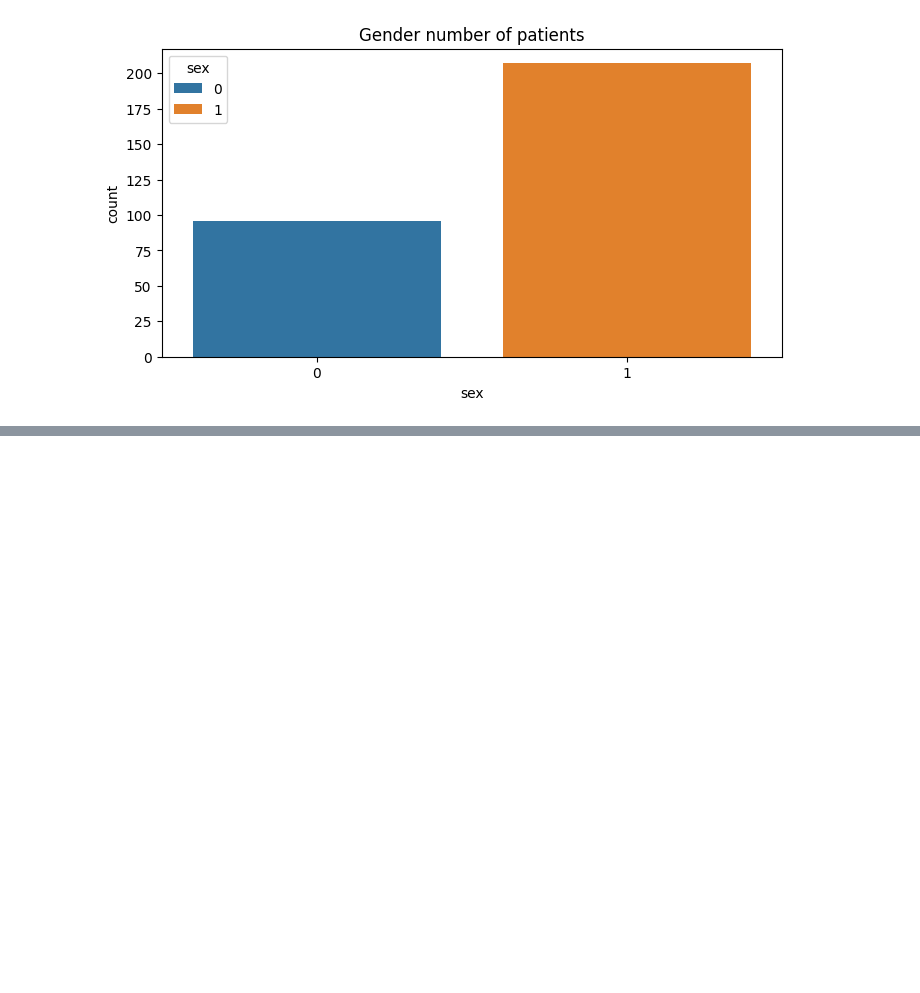
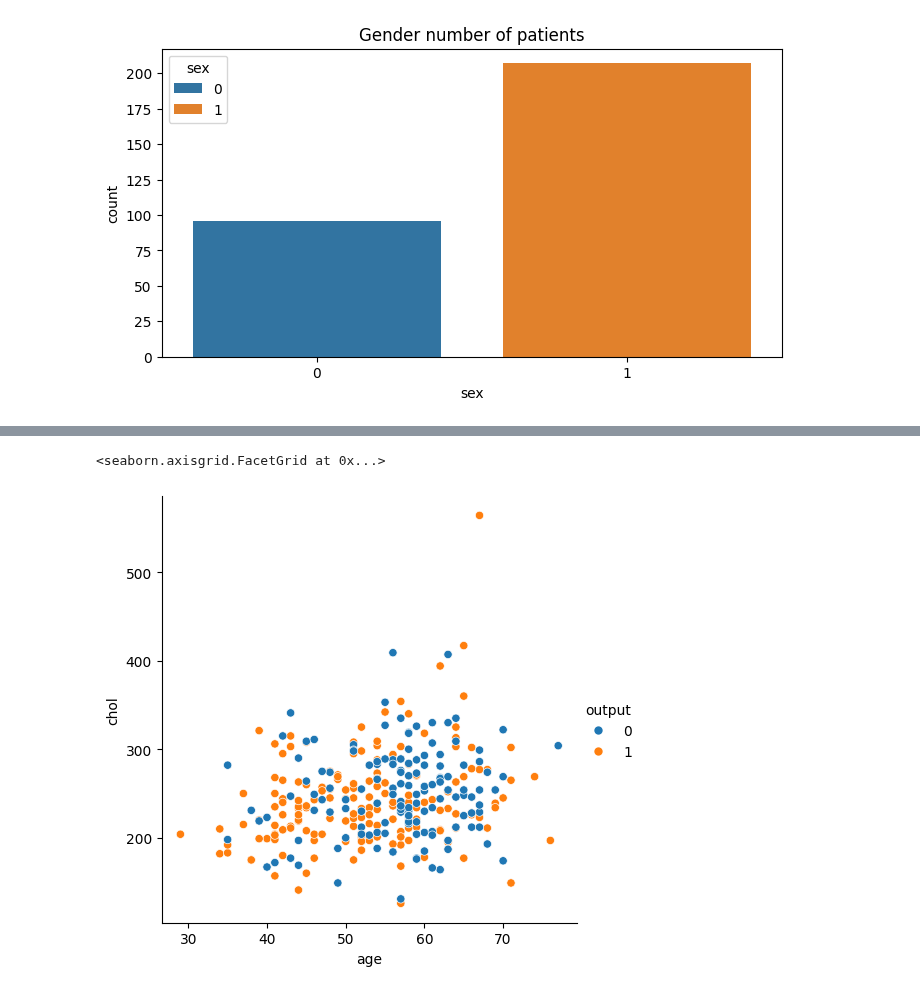
Before and after one commit to kdmwangi/Data-Science, a Jupyter notebook: Heart_Attack.ipynb, the cells around one changed output, grey strips where cells are left out. Saved outputs shown, nothing was run; the diff lists cells and outputs as text; code cells hidden in the pictures; blank space fills up the shorter version.

```diff
--- a/Heart_Attack.ipynb
+++ b/Heart_Attack.ipynb
@@ -201,0 +215,7 @@ fig.set(title="Gender number of patients")
+# %%
+# draw a rel plot of cholestrol vs age
+# trying to explain the chance of having a heart attack
+sns.relplot(dataset, x='age' ,y='chol', hue='output')
+# %% [output]
+<seaborn.axisgrid.FacetGrid at 0x...>
+[figure, added]
```
Also changed, not shown: parts of 4 cells of this notebook.
